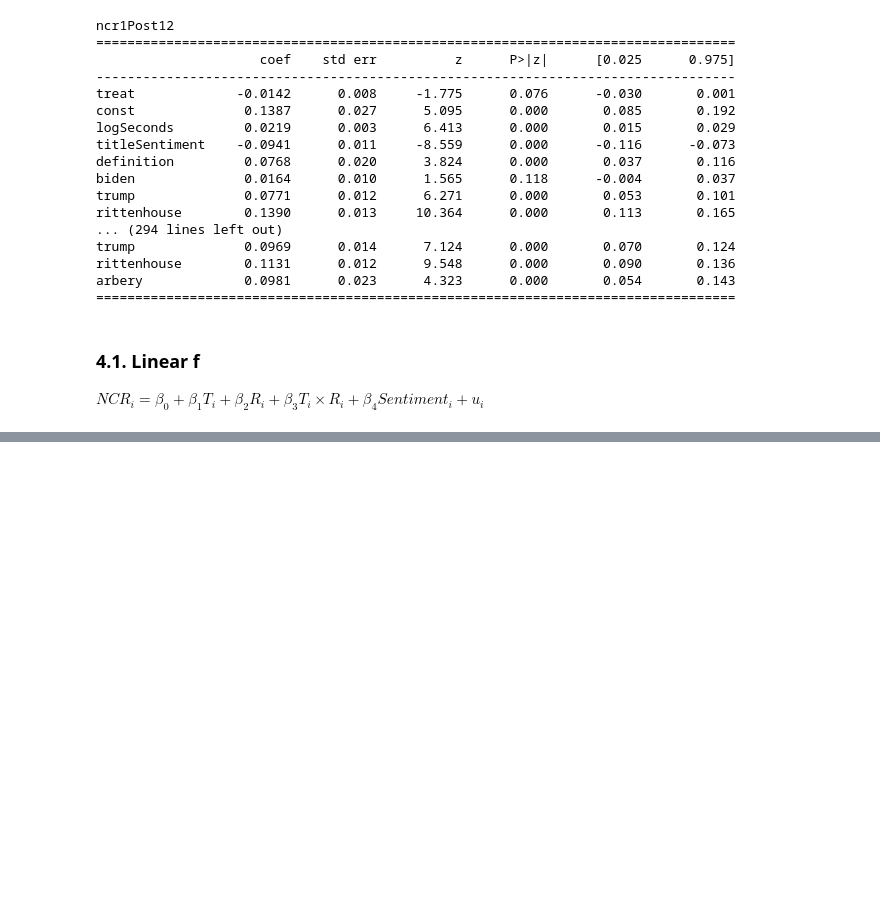
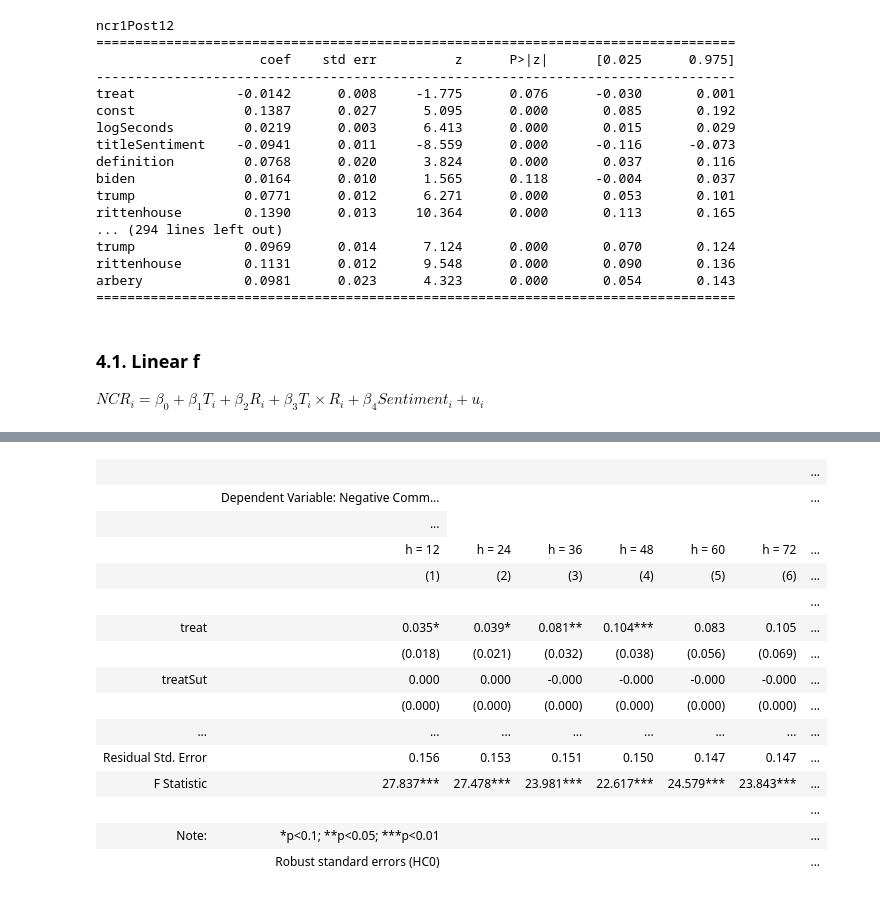
Before and after one commit to ArturoSbr/youtube-dislike-count, a Jupyter notebook: cod/02_analysis/01_EDA.ipynb, the cells around one changed output, grey strips where cells are left out. Saved outputs shown, nothing was run; the diff lists cells and outputs as text; code cells hidden in the pictures; blank space fills up the shorter version.

```diff
--- a/cod/02_analysis/01_EDA.ipynb
+++ b/cod/02_analysis/01_EDA.ipynb
@@ -319,0 +304,11 @@ strong multicollinearity or other numerical problems.
+# %%
+X = ['treat','sut','treatSut','const','titleSentiment']
+m = df['post12CommentsNum'] > 0
+models = []
+for target in ['ncr1','ncr2']:
+    for window in windows:
+        m0 = sm.OLS(endog=df.loc[m, target+window], exog=df.loc[m, X], missing='drop')
+        m0 = m0.fit(cov_type='HC0')
+        models.append(m0)
+        print(target + window, round(m0.rsquared, 3))
+        print(m0.summary().tables[1], '\n\n')
@@ -319,0 +333,25 @@ strong multicollinearity or other numerical problems.
+# %%
+ncr1 = Stargazer(models[:6])
+ncr1.dependent_variable_name('Dependent Variable: Negative Comment Ratio')
+ncr1.custom_columns(['h = ' + str(i*12) for i in range(1,7)], [1]*6)
+ncr1.covariate_order(['treat','treatSut','sut','titleSentiment','const'])
+ncr1.show_degrees_of_freedom(False)
+ncr1.add_custom_notes(['Robust standard errors (HC0)'])
+ncr1
+# %% [output]
+|  |  |  |  |  |  |  | ... |
+|  | Dependent Variable: Negative Comm... |  |  |  |  |  | ... |
+|  | ... |
+|  | h = 12 | h = 24 | h = 36 | h = 48 | h = 60 | h = 72 | ... |
+|  | (1) | (2) | (3) | (4) | (5) | (6) | ... |
+|  |  |  |  |  |  |  | ... |
+| treat | 0.035* | 0.039* | 0.081** | 0.104*** | 0.083 | 0.105 | ... |
+|  | (0.018) | (0.021) | (0.032) | (0.038) | (0.056) | (0.069) | ... |
+| treatSut | 0.000 | 0.000 | -0.000 | -0.000 | -0.000 | -0.000 | ... |
+|  | (0.000) | (0.000) | (0.000) | (0.000) | (0.000) | (0.000) | ... |
+| ... | ... | ... | ... | ... | ... | ... | ... |
+| Residual Std. Error | 0.156 | 0.153 | 0.151 | 0.150 | 0.147 | 0.147 | ... |
+| F Statistic | 27.837*** | 27.478*** | 23.981*** | 22.617*** | 24.579*** | 23.843*** | ... |
+|  |  |  |  |  |  |  | ... |
+| Note: | *p<0.1; **p<0.05; ***p<0.01 |  |  |  |  |  | ... |
+|  | Robust standard errors (HC0) |  |  |  |  |  | ... |
```
Also changed, not shown: parts of 10 cells of this notebook, 1 other file.
